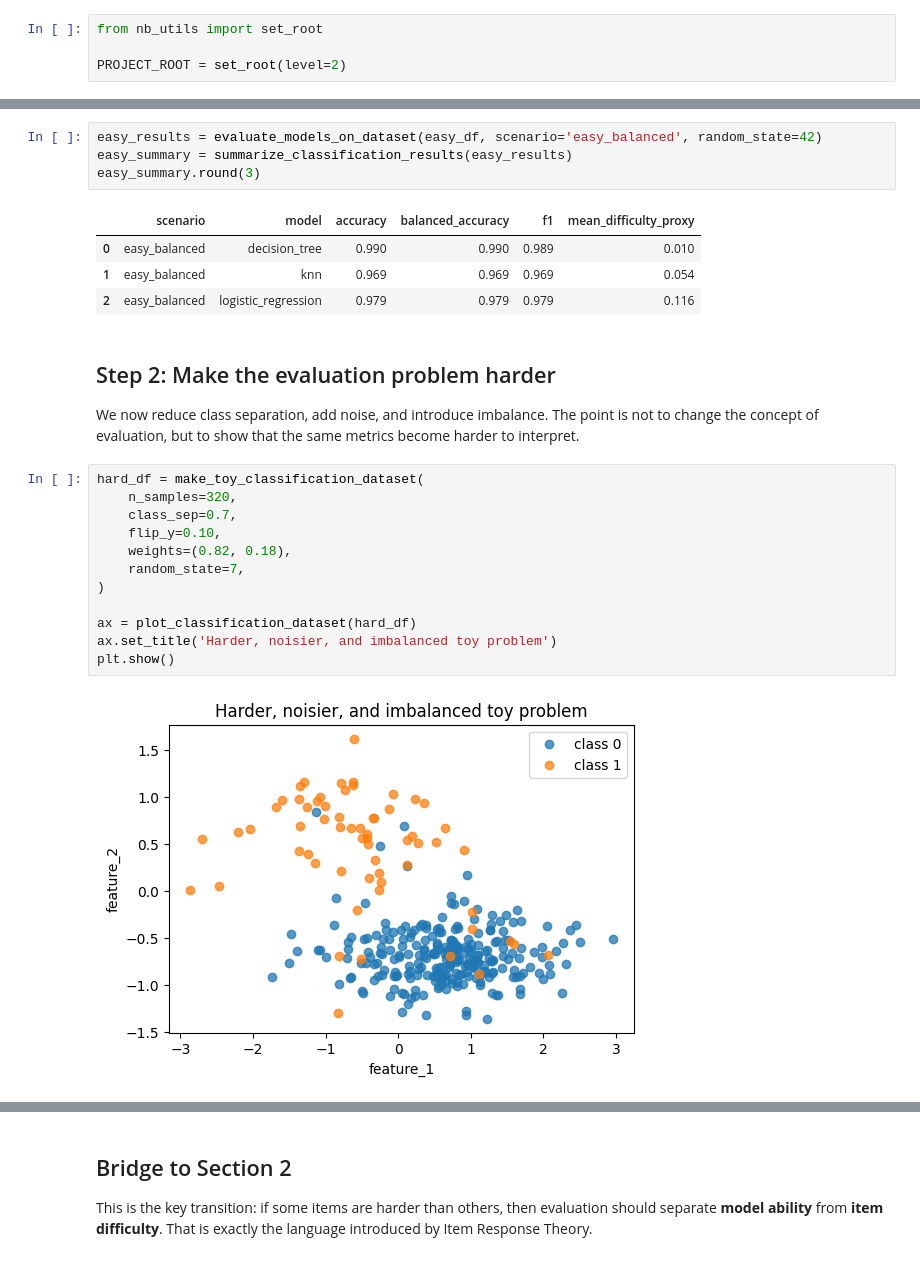
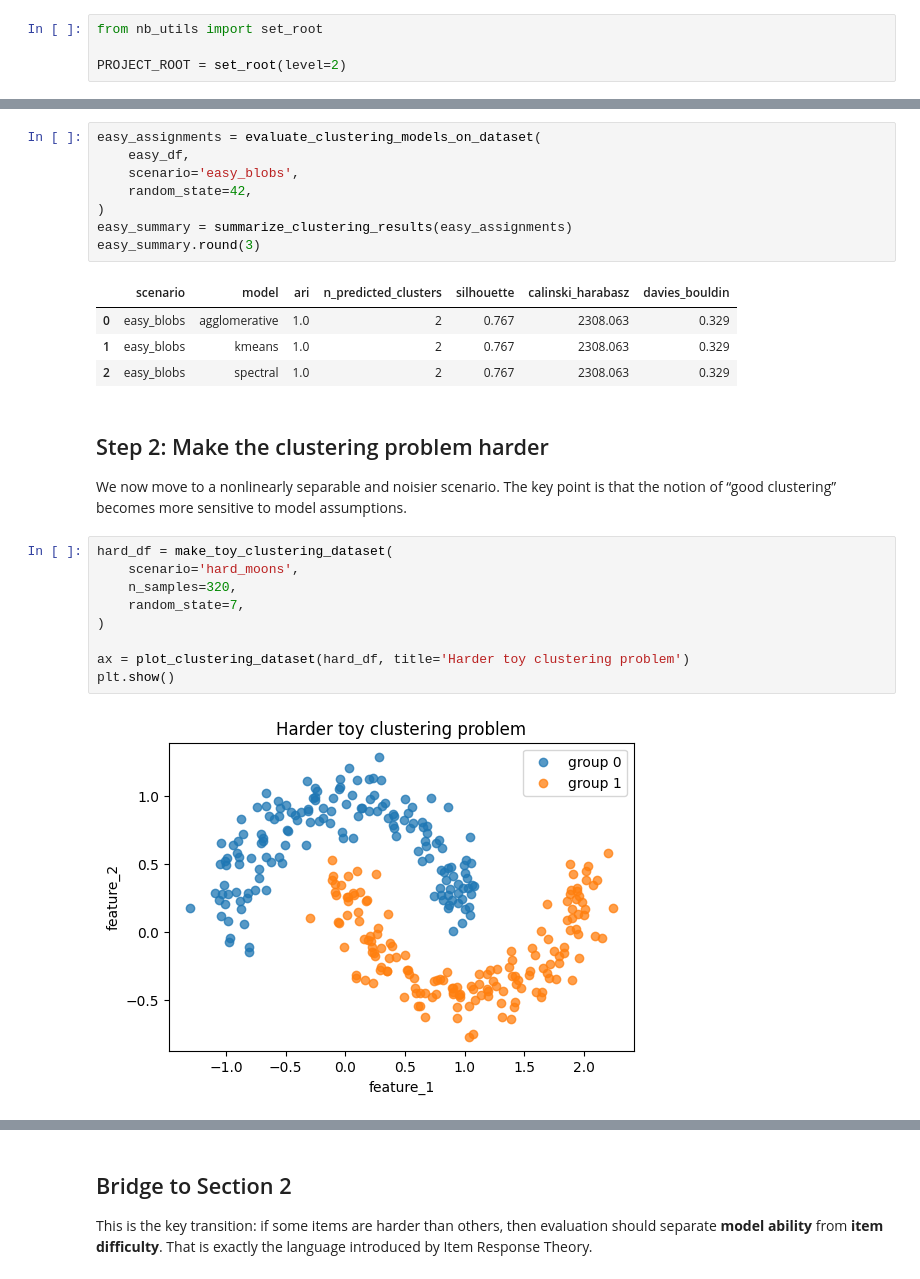
Before and after one commit to Manuelfjr/latent-ability-ml, a Jupyter notebook: notebooks/01_00_unsupervised_evaluation_toy_problems.ipynb, the cells around one changed output, grey strips where cells are left out. Drawn from its saved outputs; the diff is of its cells as text.

```diff
--- a/notebooks/01_00_unsupervised_evaluation_toy_problems.ipynb
+++ b/notebooks/01_00_unsupervised_evaluation_toy_problems.ipynb
@@ -48,28 +45,29 @@ plt.show()
 # %%
-easy_results = evaluate_models_on_dataset(easy_df, scenario='easy_balanced', random_state=42)
-easy_summary = summarize_classification_results(easy_results)
+easy_assignments = evaluate_clustering_models_on_dataset(
+    easy_df,
+    scenario='easy_blobs',
+    random_state=42,
+)
+easy_summary = summarize_clustering_results(easy_assignments)
 easy_summary.round(3)
 # %% [output]
-|  | scenario | model | accuracy | balanced_accuracy | f1 | mean_difficulty_proxy |
-| 0 | easy_balanced | decision_tree | 0.990 | 0.990 | 0.989 | 0.010 |
-| 1 | easy_balanced | knn | 0.969 | 0.969 | 0.969 | 0.054 |
-| 2 | easy_balanced | logistic_regression | 0.979 | 0.979 | 0.979 | 0.116 |
+|  | scenario | model | ari | n_predicted_clusters | silhouette | calinski_harabasz | davies_bouldin |
+| 0 | easy_blobs | agglomerative | 1.0 | 2 | 0.767 | 2308.063 | 0.329 |
+| 1 | easy_blobs | kmeans | 1.0 | 2 | 0.767 | 2308.063 | 0.329 |
+| 2 | easy_blobs | spectral | 1.0 | 2 | 0.767 | 2308.063 | 0.329 |
-# %% [markdown]
-## Step 2: Make the evaluation problem harder
-
-We now reduce class separation, add noise, and introduce imbalance. The point is not to change the concept of evaluation, but to show that the same metrics become harder to interpret.
+# %% [markdown]
+## Step 2: Make the clustering problem harder
+
+We now move to a nonlinearly separable and noisier scenario. The key point is that the notion of “good clustering” becomes more sensitive to model assumptions.
 # %%
-hard_df = make_toy_classification_dataset(
+hard_df = make_toy_clustering_dataset(
+    scenario='hard_moons',
     n_samples=320,
-    class_sep=0.7,
-    flip_y=0.10,
-    weights=(0.82, 0.18),
     random_state=7,
 )
 
-ax = plot_classification_dataset(hard_df)
-ax.set_title('Harder, noisier, and imbalanced toy problem')
+ax = plot_clustering_dataset(hard_df, title='Harder toy clustering problem')
 plt.show()
 # %% [output]
-[figure, old version]
+[figure, new version]
 # %%
```
Also changed, not shown: parts of 15 cells of this notebook, 3 other files.
